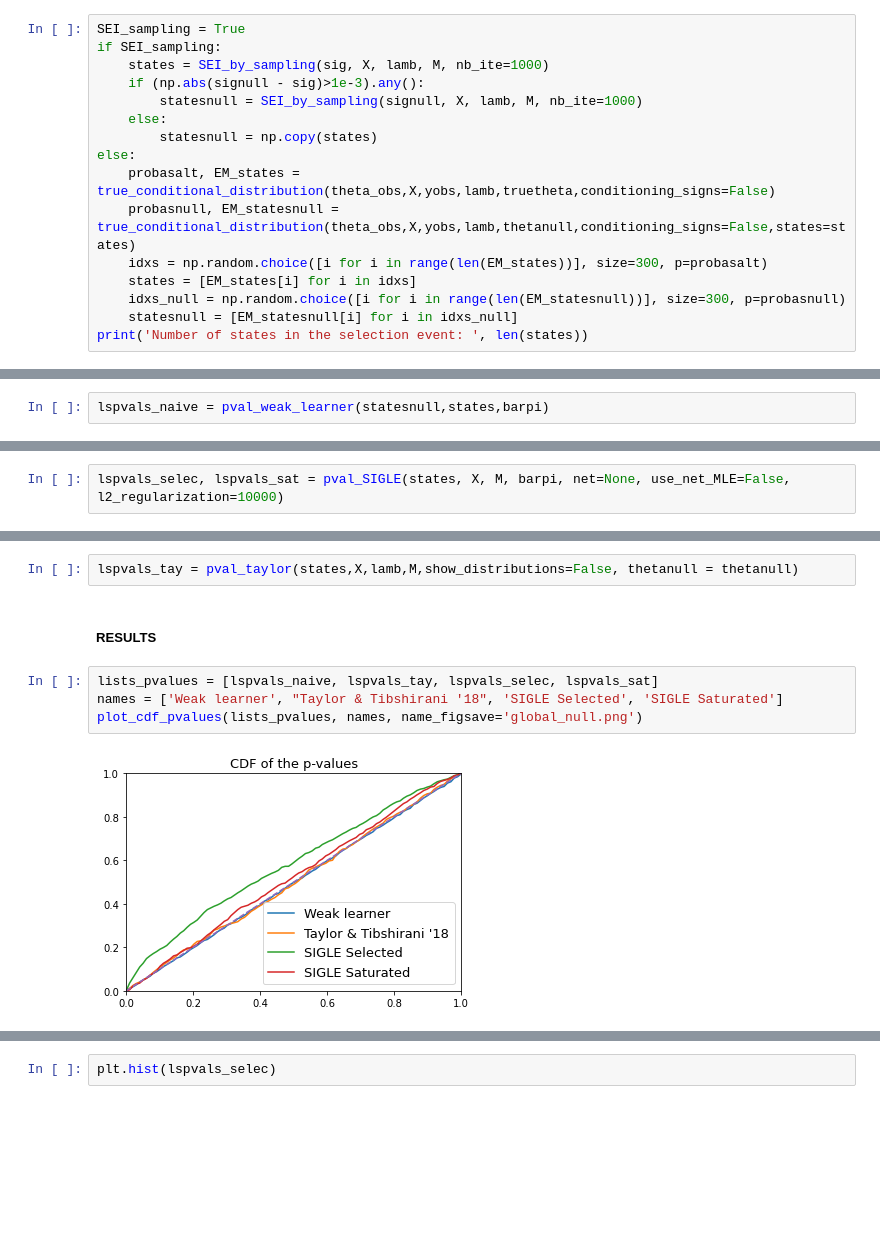
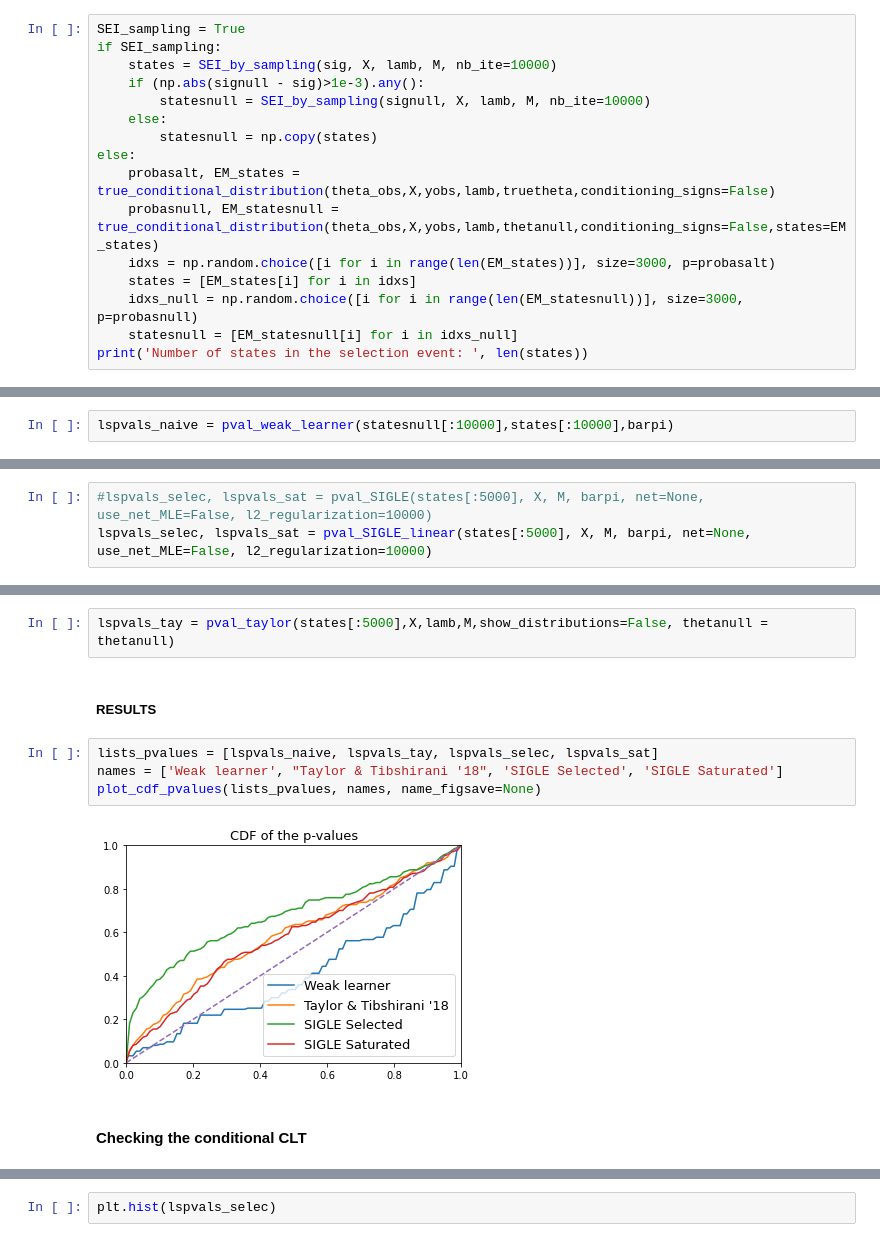
Before and after one commit to quentin-duchemin/SIGLE, a Jupyter notebook: SIGLE.ipynb, the cells around one changed output, grey strips where cells are left out. Cells and saved outputs as stored; diff of their text form; blank space fills up the shorter version.

Commit message:
checking assumptions CLT

```diff
--- a/SIGLE.ipynb
+++ b/SIGLE.ipynb
@@ -132,17 +132,17 @@ If $n\geq17$, *SEI_sampling* should be set to *True* to avoid computational issu
 # %%
 SEI_sampling = True
 if SEI_sampling:
-    states = SEI_by_sampling(sig, X, lamb, M, nb_ite=1000)
+    states = SEI_by_sampling(sig, X, lamb, M, nb_ite=10000)
     if (np.abs(signull - sig)>1e-3).any():
-        statesnull = SEI_by_sampling(signull, X, lamb, M, nb_ite=1000)
+        statesnull = SEI_by_sampling(signull, X, lamb, M, nb_ite=10000)
     else:
         statesnull = np.copy(states)
 else:
     probasalt, EM_states = true_conditional_distribution(theta_obs,X,yobs,lamb,truetheta,conditioning_signs=False)
-    probasnull, EM_statesnull = true_conditional_distribution(theta_obs,X,yobs,lamb,thetanull,conditioning_signs=False,states=states)
-    idxs = np.random.choice([i for i in range(len(EM_states))], size=300, p=probasalt)
+    probasnull, EM_statesnull = true_conditional_distribution(theta_obs,X,yobs,lamb,thetanull,conditioning_signs=False,states=EM_states)
+    idxs = np.random.choice([i for i in range(len(EM_states))], size=3000, p=probasalt)
     states = [EM_states[i] for i in idxs]
-    idxs_null = np.random.choice([i for i in range(len(EM_statesnull))], size=300, p=probasnull)
+    idxs_null = np.random.choice([i for i in range(len(EM_statesnull))], size=3000, p=probasnull)
     statesnull = [EM_statesnull[i] for i in idxs_null]
 print('Number of states in the selection event: ', len(states))
 # %% [output]
@@ -173,20 +183,23 @@ tildeGN_12, barpi = params_saturated(signull, matXtrue, statesnull)
 # %% [markdown]
 ##### P-values from the weak learner
 # %%
-lspvals_naive = pval_weak_learner(statesnull,states,barpi)
+lspvals_naive = pval_weak_learner(statesnull[:10000],states[:10000],barpi)
 # %% [markdown]
 ##### P-values from SIGLE
 # %%
-lspvals_selec, lspvals_sat = pval_SIGLE(states, X, M, barpi, net=None, use_net_MLE=False, l2_regularization=10000)
+#lspvals_selec, lspvals_sat = pval_SIGLE(states[:5000], X, M, barpi, net=None, use_net_MLE=False, l2_regularization=10000)
+lspvals_selec, lspvals_sat = pval_SIGLE_linear(states[:5000], X, M, barpi, net=None, use_net_MLE=False, l2_regularization=10000)
 # %% [markdown]
 ##### P-values from Taylor & Tibshirani '18
 # %%
-lspvals_tay = pval_taylor(states,X,lamb,M,show_distributions=False, thetanull = thetanull)
+lspvals_tay = pval_taylor(states[:5000],X,lamb,M,show_distributions=False, thetanull = thetanull)
 # %% [markdown]
 ##### RESULTS
 # %%
 lists_pvalues = [lspvals_naive, lspvals_tay, lspvals_selec, lspvals_sat]
 names = ['Weak learner', "Taylor & Tibshirani '18", 'SIGLE Selected', 'SIGLE Saturated']
-plot_cdf_pvalues(lists_pvalues, names, name_figsave='global_null.png')
+plot_cdf_pvalues(lists_pvalues, names, name_figsave=None)
 # %% [output]
-[figure, old version]
+[figure, new version]
+# %% [markdown]
+#### Checking the conditional CLT
```
Also changed, not shown: parts of 14 cells of this notebook, 1 other file.
